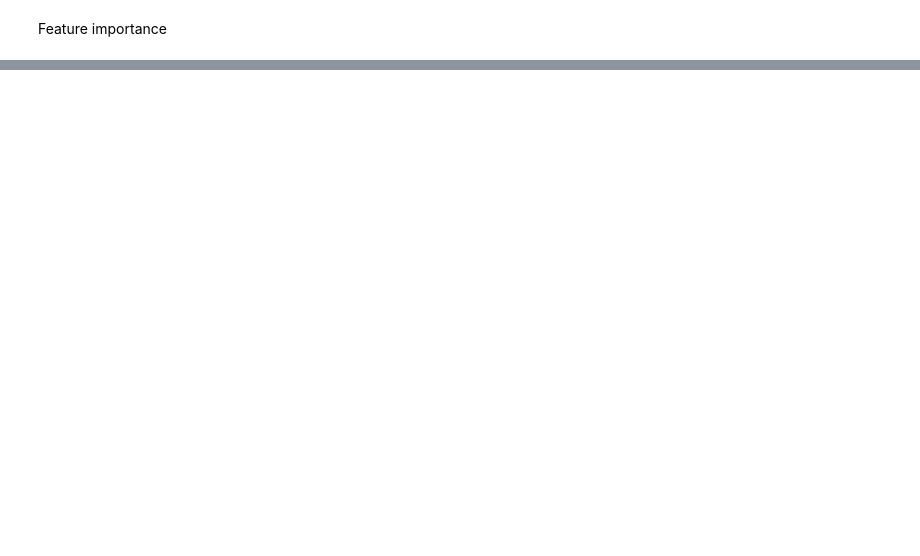
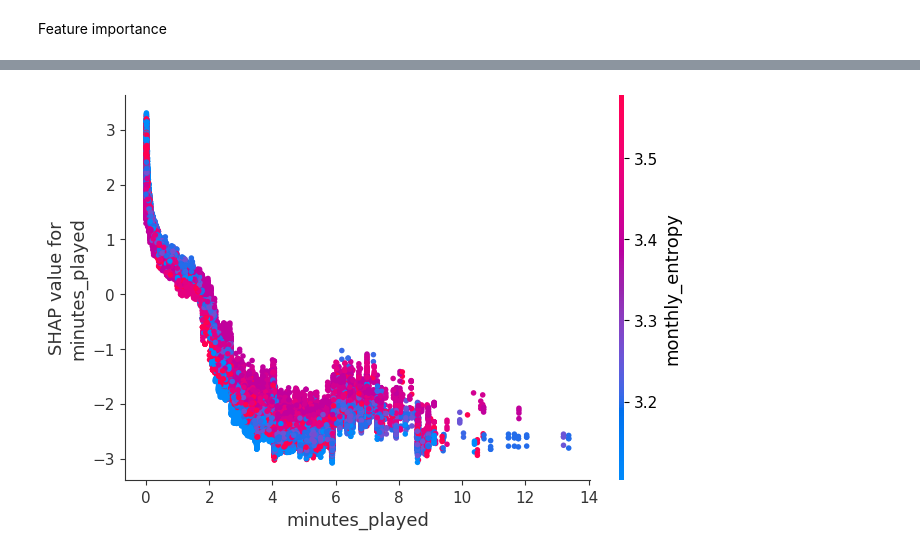
Before and after one commit to Gueguelas/Spotify-Data-Analytics, a Jupyter notebook: notebooks/ntbk.ipynb, the cells around one changed output, grey strips where cells are left out. Cells and saved outputs as stored; diff of their text form; code cells hidden in the pictures; blank space fills up the shorter version.

```diff
--- a/notebooks/ntbk.ipynb
+++ b/notebooks/ntbk.ipynb
@@ -537,0 +561,6 @@ Feature importance
+# %%
+shap.dependence_plot("minutes_played", shap_values, X_test)
+
+# Trocar pela feature que aparecer como mais importante
+# %% [output]
+[figure, added]
```
Also changed, not shown: parts of 26 cells of this notebook, 1 other file.
